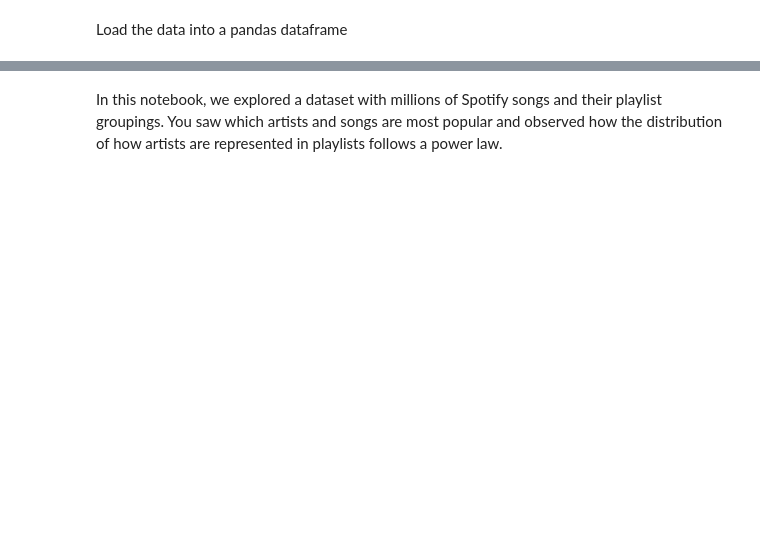
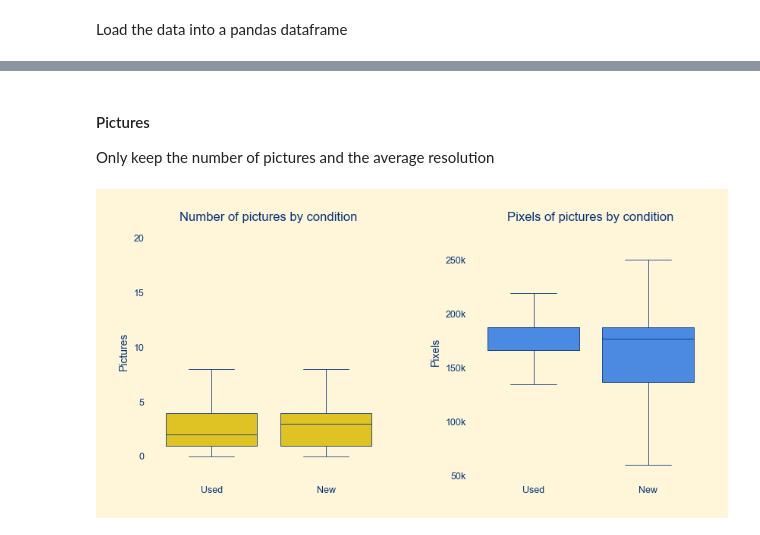
Before and after one commit to dewith/new-or-used, a Jupyter notebook: notebooks/01_data_exploration.ipynb, the cells around one changed output, grey strips where cells are left out. Cells and saved outputs as stored; diff of their text form; code cells hidden in the pictures; blank space fills up the shorter version.

```diff
--- a/notebooks/01_data_exploration.ipynb
+++ b/notebooks/01_data_exploration.ipynb
@@ -266,0 +403,3 @@ top_attributes_rf = rf_scores.where(rf_scores > 0.01).dropna().index.tolist()
+# %%
+valid_attributes = gini_df[gini_df['gini'] < 0.15].index.tolist()
+print(f'Number of valid attributes: {len(valid_attributes)}')
@@ -281,4 +454,58 @@ df.drop(columns=['coverage_areas'], inplace=True)
 print(df.descriptions.sample(3))
 df[['descriptions']].apply(lambda x: x.str.len().value_counts(dropna=False))
-# %% [markdown]
-In this notebook, we explored a dataset with millions of Spotify songs and their playlist groupings. You saw which artists and songs are most popular and observed how the distribution of how artists are represented in playlists follows a power law.
+# %% [markdown]
+#### Pictures
+
+Only keep the number of pictures and the average resolution
+# %%
+df['n_pictures'] = df['pictures'].apply(len)
+# %%
+def get_pixels(size):
+    """Get the number of pixels of a picture."""
+    w, h = map(int, size.split('x'))
+    return w * h
+
+
+df['pixels_per_picture'] = df['pictures'].apply(
+    lambda x: np.median(
+        [get_pixels(picture['size']) for picture in x if picture['size']]
+    )
+    if x
+    else np.nan
+)
+# %%
+fig, axes = plt.subplots(nrows=1, ncols=2, figsize=(8, 4), dpi=100)
+
+std_params = {
+    'x': 'condition',
+    'data': df,
+    'fliersize': 0,
+    'linewidth': 0.6,
+    'linecolor': colors['lines'],
+    'legend': False,
+}
+
+# Number of pictures plot
+sns.boxplot(y='n_pictures', ax=axes[0], **std_params)
+axes[0].set_title('Number of pictures by condition')
+axes[0].set_ylabel('Pictures')
+axes[0].set_ylim(None, 21)
+
+# Image size plot
+sns.boxplot(y='pixels_per_picture', color=palette[2], ax=axes[1], **std_params)
+axes[1].set_title('Pixels of pictures by condition')
+axes[1].set_ylabel('Pixels')
+axes[1].set_ylim(50_000, 280_000)
+axes[1].yaxis.set_major_formatter(FuncFormatter(lambda x, _: f'{x / 1_000:.0f}k'))
+
+# Common ax settings
+for ax in axes:
+    ax.set_xlabel('')
+    ax.set_xticks([0, 1])
+    ax.set_xticklabels(['Used', 'New'])
+    ax.spines[['left', 'bottom']].set_visible(False)
+
+plt.tight_layout(w_pad=5)
+plt.show()
+# %% [output]
+[figure, added]
```
Also changed, not shown: parts of 65 cells of this notebook, 2 other files.
